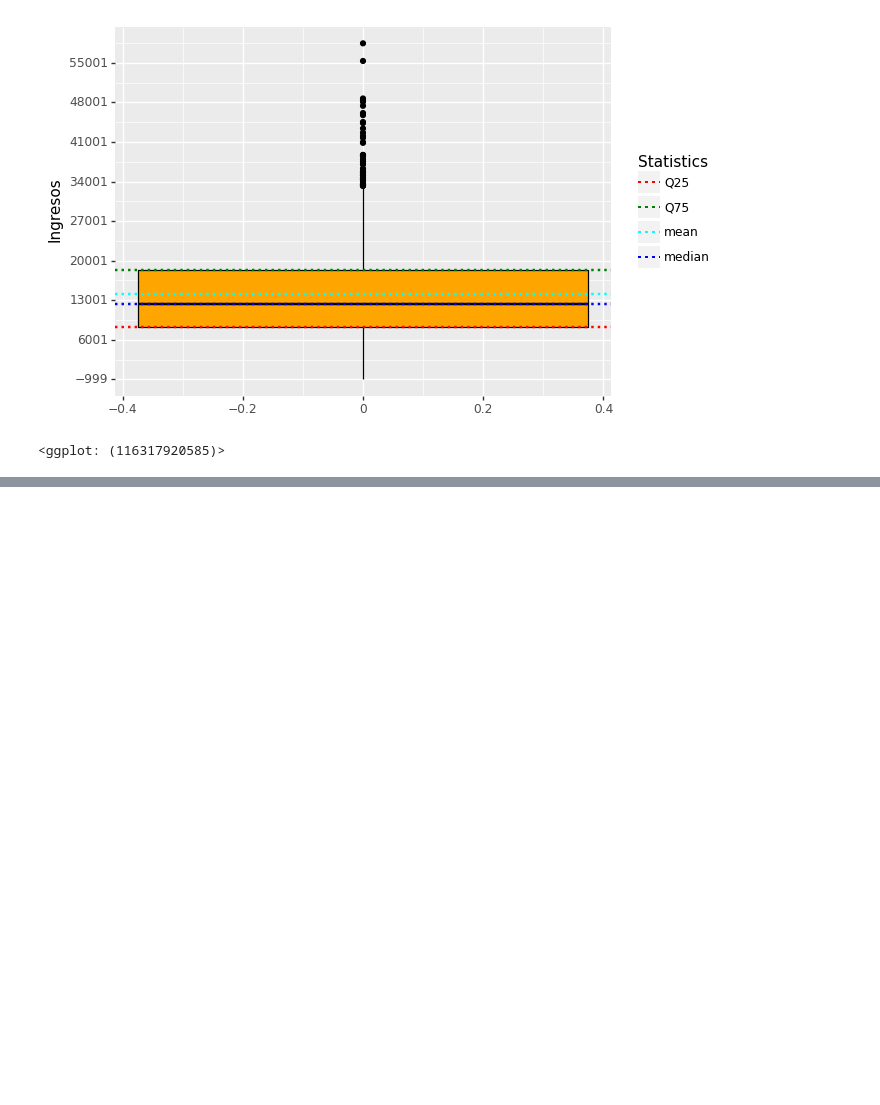
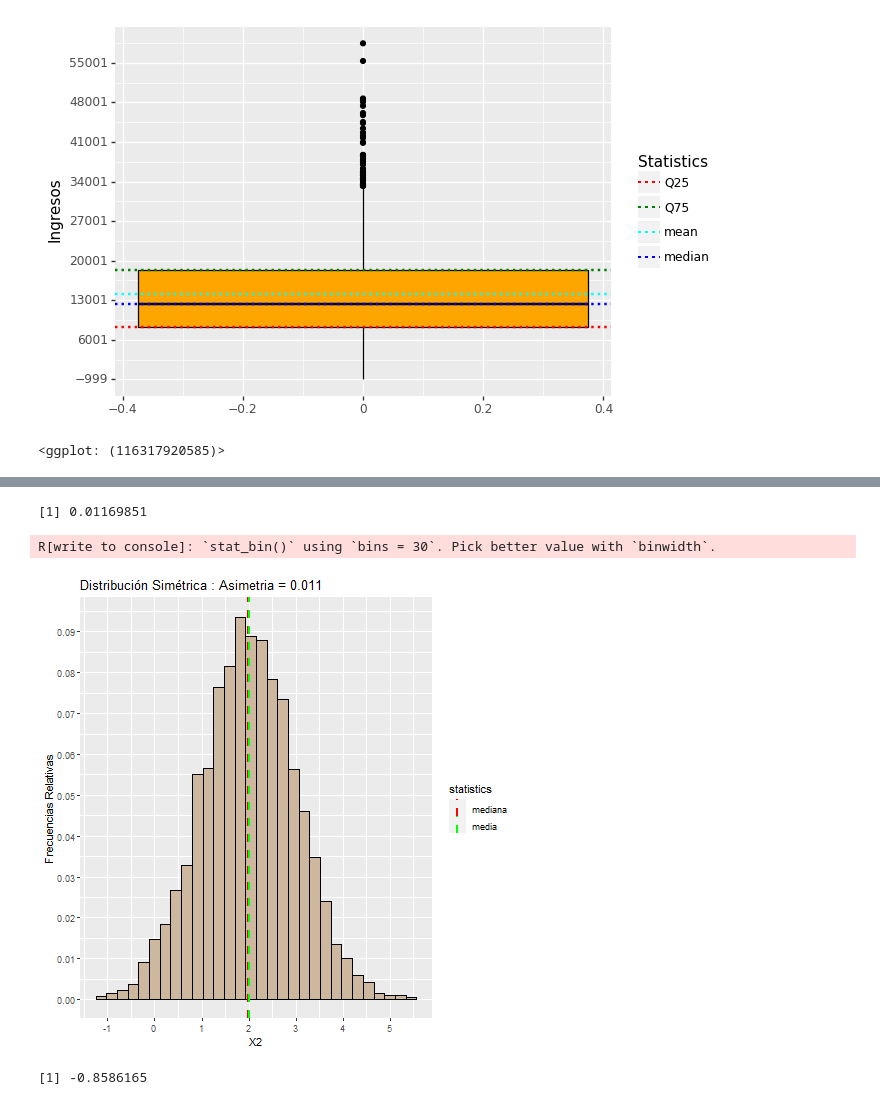
Before and after one commit to FabioScielzoOrtiz/Estadistica4all-blog, a Jupyter notebook: Descriptive Statisitcs in Python and R/Descriptive Statistics with Python and R.ipynb, the cells around one changed output, grey strips where cells are left out. Saved outputs shown, nothing was run; the diff lists cells and outputs as text; code cells hidden in the pictures; blank space fills up the shorter version.

```diff
--- a/Descriptive Statisitcs in Python and R/Descriptive Statistics with Python and R.ipynb
+++ b/Descriptive Statisitcs in Python and R/Descriptive Statistics with Python and R.ipynb
@@ -2971,0 +3070,52 @@ ggplot( data_Python )
+# %%
+%%R
+
+set.seed(123)
+
+X2 <- rnorm(5000, 2)
+
+skewness(X2)
+# %% [output]
+[1] 0.01169851
+# %%
+%%R
+
+p2<- ggplot(data = as.data.frame(X2), aes(x=X2))+
+geom_histogram(aes(y = after_stat(count / sum(count)))   , fill="bisque3", color="black")+
+ scale_y_continuous( n.breaks = 15 )+
+  scale_x_continuous(n.breaks = 12)+
+  xlab("X2") +
+  ylab("Frecuencias Relativas") +
+  ggtitle("Distribución Simétrica : Asimetria = 0.011")+
+
+  geom_vline(aes(xintercept = median(X2),
+                  color = "mediana"),
+              linetype = "dashed",
+              size = 1) +
+   geom_vline(aes(xintercept = mean(X2),
+                  color = "media"),
+              linetype = "dashed",
+              size = 1)+
+
+   scale_color_manual(
+     name = "statistics",
+     values = c(
+       mediana = "red",
+       media = "green"
+     )
+   )
+
+p2
+# %% [output]
+R[write to console]: `stat_bin()` using `bins = 30`. Pick better value with `binwidth`.
+[figure, added]
+# %%
+%%R
+
+set.seed(123)
+
+X3 <- rbeta(5000, 9, 2)
+
+skewness(X3)
+# %% [output]
+[1] -0.8586165
```
Also changed, not shown: parts of 25 cells of this notebook.
